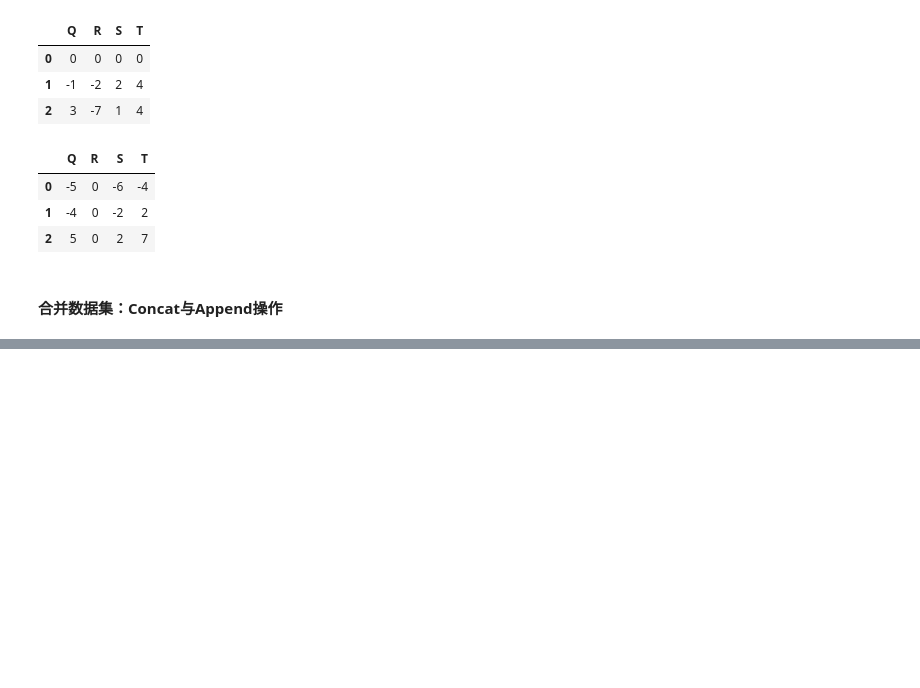
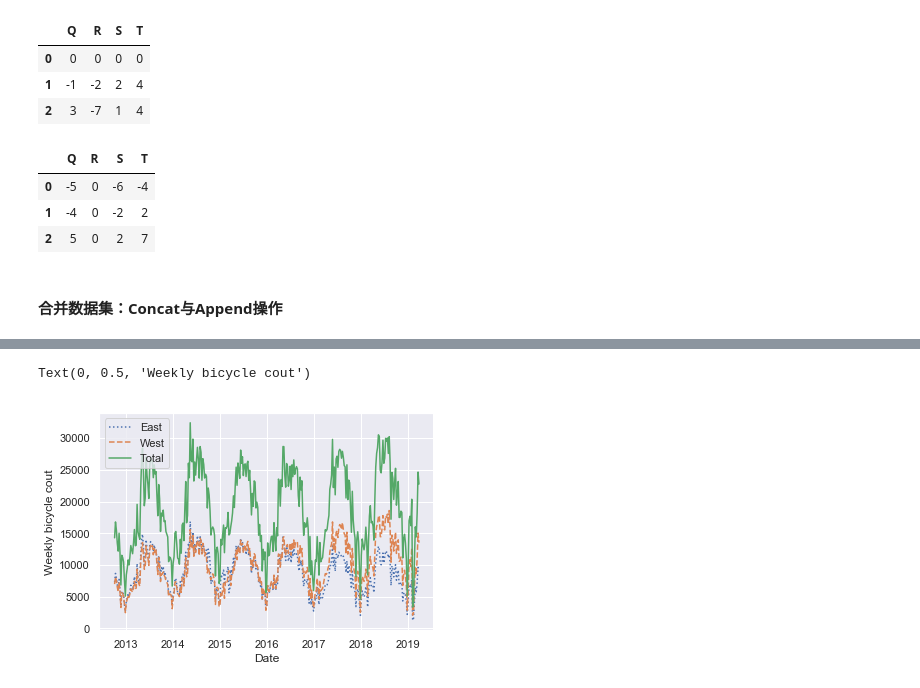
Before and after one commit to Cardle/Python, a Jupyter notebook: 2 Python数据科学手册/Python数据科学手册.ipynb, the cells around one changed output, grey strips where cells are left out. Saved outputs shown, nothing was run; the diff lists cells and outputs as text; code cells hidden in the pictures; blank space fills up the shorter version.

```diff
--- a/2 Python数据科学手册/Python数据科学手册.ipynb
+++ b/2 Python数据科学手册/Python数据科学手册.ipynb
@@ -343,0 +402,7 @@ df = make_df("ABC",range(3))
+# %%
+weekly = data.resample('W').sum()
+weekly.plot(style=[':','--','-'])
+plt.ylabel('Weekly bicycle cout')
+# %% [output]
+Text(0, 0.5, 'Weekly bicycle cout')
+[figure, added]
```
Also changed, not shown: parts of 8 cells of this notebook, 1 other file.
